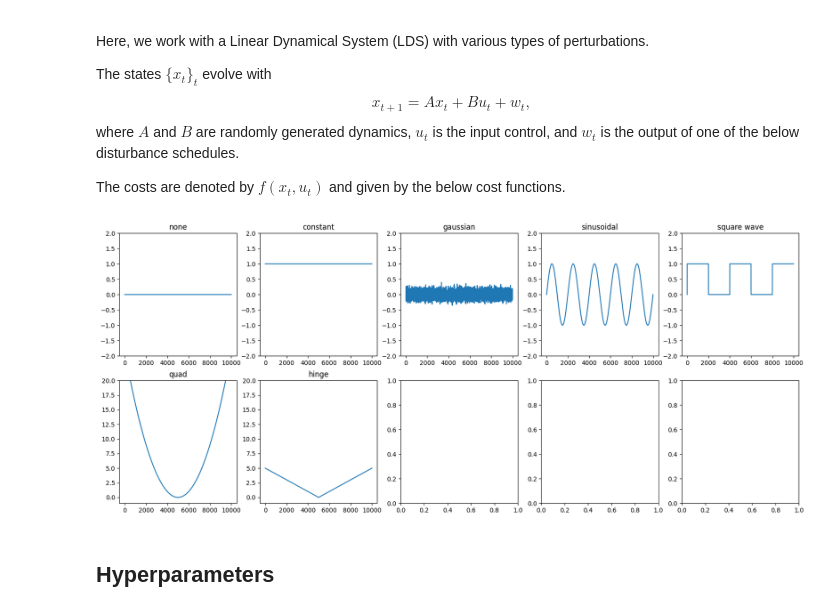
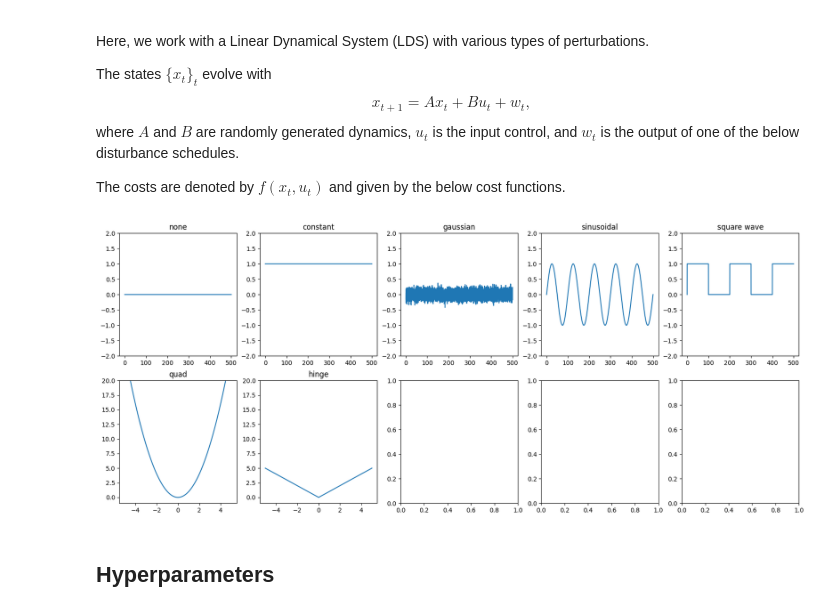
Before and after one commit to edogariu/extravaganza, a Jupyter notebook: experiments/Linear Dynamical System.ipynb, the cells around one changed output. Cells and saved outputs as stored; diff of their text form; code cells hidden in the pictures.

```diff
--- a/experiments/Linear Dynamical System.ipynb
+++ b/experiments/Linear Dynamical System.ipynb
@@ -30,28 +30,30 @@ The costs are denoted by $f(x_t, u_t)$ and given by the below cost functions.
 # %%
 disturbance_fns = {'none': lambda t: 0.,
                    'constant': lambda t: 1.,
                    'gaussian': lambda t: np.random.randn() * 0.1,  # variance of 0.01
 #                    'linear': lambda t: float(t),  # this one is stupid
                    'sinusoidal': lambda t: np.sin(2 * np.pi * t / 100),  # period of 100 steps
                    'square wave': lambda t: np.ceil(t / 100) % 2  # period of 40
                   }
 
 cost_fns = {'quad': lambda x, u: jnp.dot(x, x) + jnp.dot(u, u),
             'hinge': lambda x, u: jnp.sum(jnp.abs(x)) + jnp.sum(jnp.abs(u))}
 
 num_points = 10000
 fig, ax = plt.subplots(2, len(disturbance_fns), figsize=(4 * len(disturbance_fns), 8))
 for i, (k, fn) in enumerate(disturbance_fns.items()):
-    ax[0, i].plot(range(num_points), [fn(t) for t in np.linspace(0, 500, num_points)])
+    xs = np.linspace(0, 500, num_points)
+    ax[0, i].plot(xs, [fn(t) for t in xs])
     ax[0, i].set_ylim(-2, 2)
     ax[0, i].set_title(k)
 for i, (k, fn) in enumerate(cost_fns.items()):
-    ax[1, i].plot(range(num_points), [fn(t, 0) for t in np.linspace(-5, 5, num_points)])
+    xs = np.linspace(-5, 5, num_points)
+    ax[1, i].plot(xs, [fn(t, 0) for t in xs])
     ax[1, i].set_ylim(-1, 20)
     ax[1, i].set_title(k)
 plt.show()
 # %% [output]
-[figure, old version]
+[figure, new version]
 # %% [markdown]
 ## Hyperparameters
 # %%
```
Also changed, not shown: parts of 5 cells of this notebook, 3 other files.
